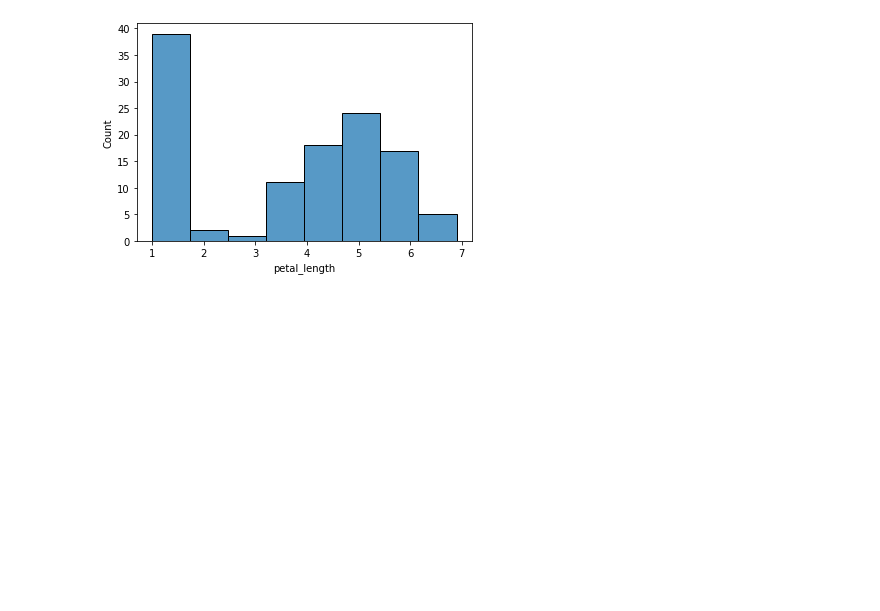
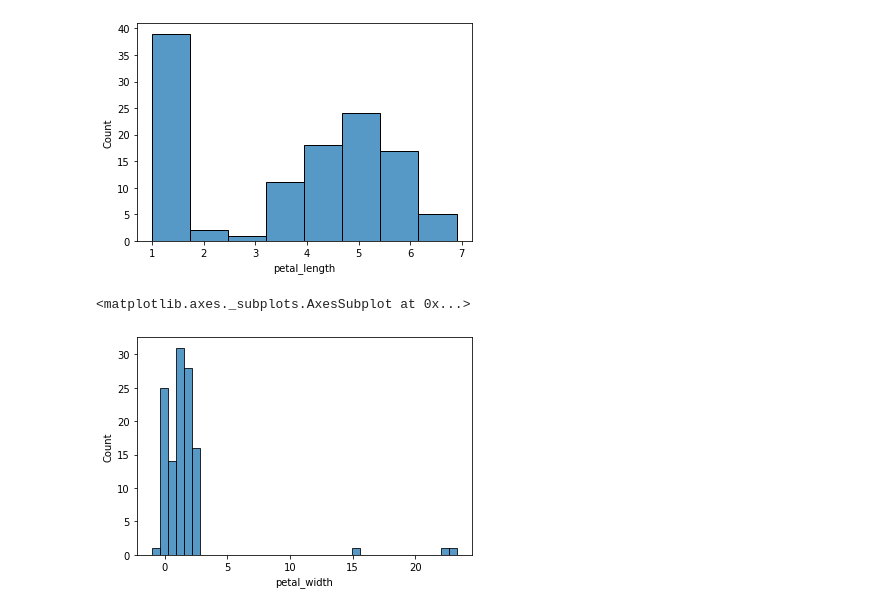
Before and after one commit to Philocreation/My_Machine_Learning, a Jupyter notebook: flawed_iris_preprocessing.ipynb, the cells around one changed output. Saved outputs shown, nothing was run; the diff lists cells and outputs as text; code cells hidden in the pictures; blank space fills up the shorter version.

```diff
--- a/flawed_iris_preprocessing.ipynb
+++ b/flawed_iris_preprocessing.ipynb
@@ -111,6 +115,6 @@ memory usage: 5.0 KB
 None
 # %%
-df.color_code = df.color.cat.codes
+df['color_code'] = df.color.cat.codes
 # %%
 print(df.color_code)
 # %% [output]
@@ -211,3 +215,8 @@ sns.histplot(df.petal_length)
 # %% [output]
 <matplotlib.axes._subplots.AxesSubplot at 0x...>
 [figure]
+# %%
+sns.histplot(df.petal_width)
+# %% [output]
+<matplotlib.axes._subplots.AxesSubplot at 0x...>
+[figure, added]
```
Also changed, not shown: parts of 23 cells of this notebook.
